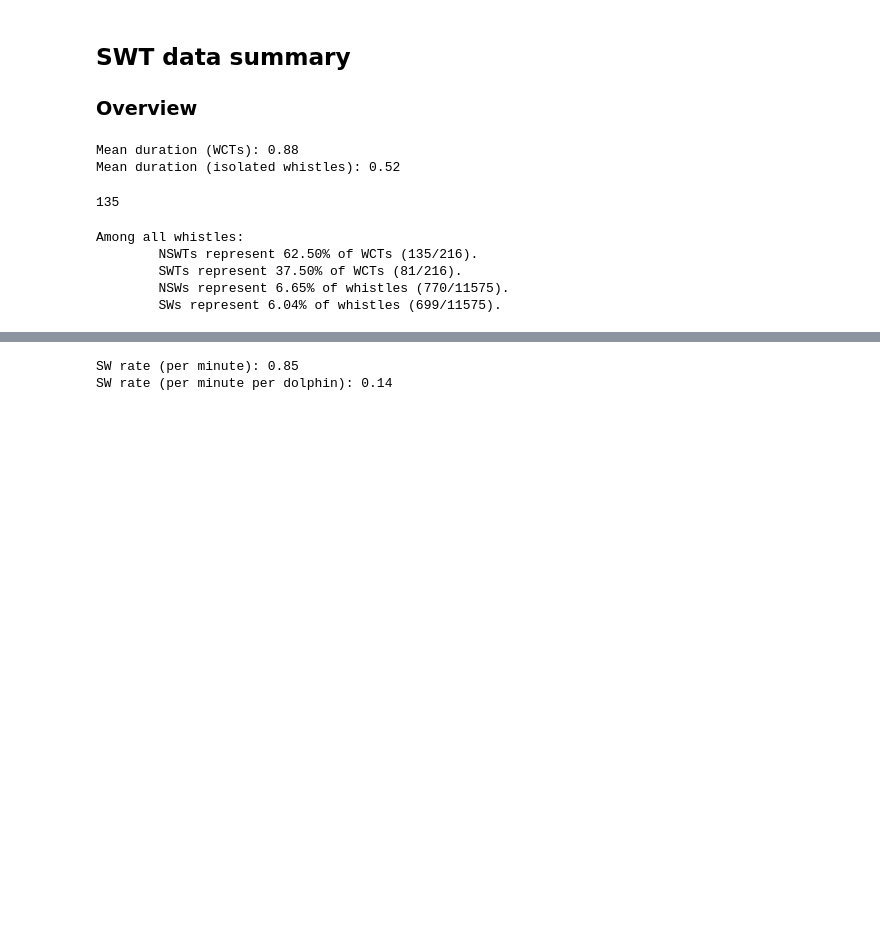
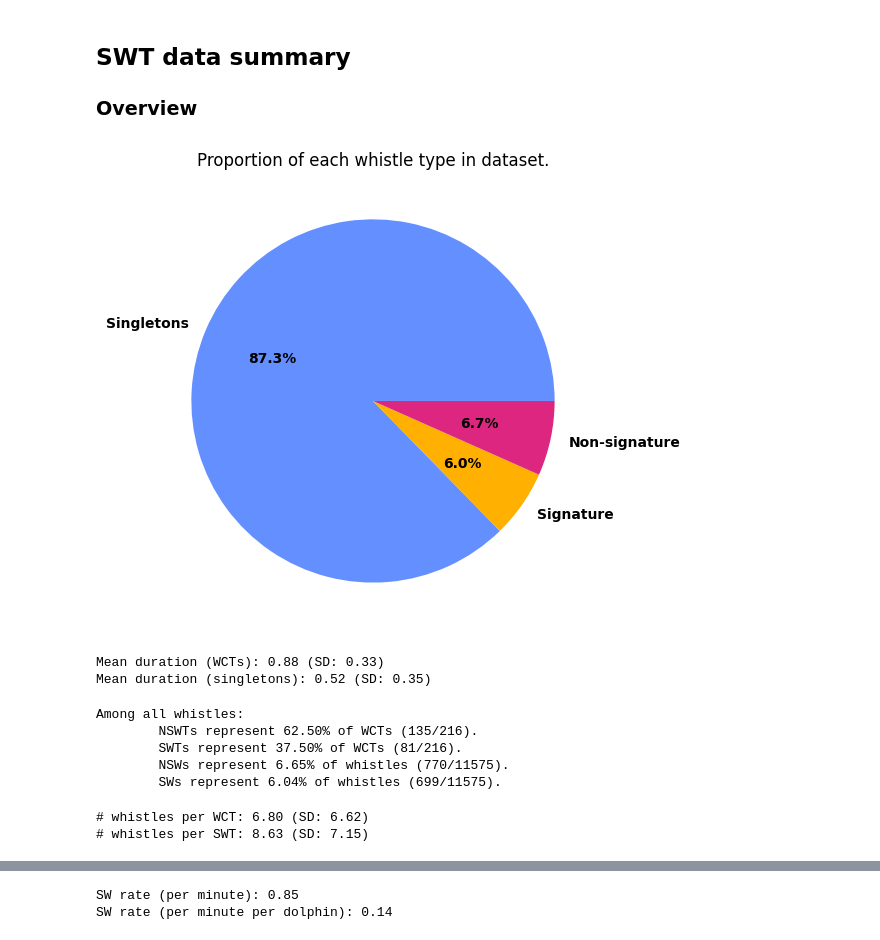
Before and after one commit to Loic-lhf/SIGWI, a Jupyter notebook: WCT_analysis.ipynb, the cells around one changed output, grey strips where cells are left out. Drawn from its saved outputs; the diff is of its cells as text; code cells hidden in the pictures; blank space fills up the shorter version.

```diff
--- a/WCT_analysis.ipynb
+++ b/WCT_analysis.ipynb
@@ -110,16 +108,31 @@ Choosing interval: SWT_[0.2,10]
 # %% [markdown]
 ## SWT data summary
 ### Overview
+# %%
+pie_fig, pie_axs = plt.subplots(1, 1, figsize=(6,6))
+pie_axs.pie(
+    x=[
+        100*len(results_df[results_df.category == -1])/len(results_df),
+        100*len(results_df[results_df["is_SW"] == 1])/len(results_df),
+        100*len(results_df[(results_df["is_SW"] == 0) & (results_df.category != -1)])/len(results_df)
+        ],
+    labels=["Singletons", "Signature", "Non-signature"],
+    colors=["#648fff", "#ffb000", "#dc267f"],
+    autopct="%1.1f%%",
+    textprops=dict(weight='bold')
+)
+pie_axs.set_title("Proportion of each whistle type in dataset.")
+pie_fig.tight_layout()
+pie_fig.savefig("/home/loic/Pictures/CDD/pie_chart.pdf")
+plt.show()
+# %% [output]
+[figure, added]
 # %%
-print(f"Mean duration (WCTs): {results_df[results_df.category != -1].duration.mean():.2f}")
-print(f"Mean duration (isolated whistles): {results_df[results_df.category == -1].duration.mean():.2f}")
+print(f"Mean duration (WCTs): {results_df[results_df.category != -1].duration.mean():.2f} (SD: {results_df[results_df.category != -1].duration.std():.2f})")
+print(f"Mean duration (singletons): {results_df[results_df.category == -1].duration.mean():.2f} (SD: {results_df[results_df.category == -1].duration.std():.2f})")
 # %% [output]
-Mean duration (WCTs): 0.88
-Mean duration (isolated whistles): 0.52
+Mean duration (WCTs): 0.88 (SD: 0.33)
+Mean duration (singletons): 0.52 (SD: 0.35)
-# %%
-results_df[(results_df['is_SW'] == 0) &(results_df['category'] != -1)].category.nunique()
-# %% [output]
-135
 # %%
 print("\nAmong all whistles:")
 print(f"\tNSWTs represent {100*results_df[(results_df['is_SW'] == 0) & (results_df['category'] != -1)].category.nunique()/(results_df.category.nunique()-1):.2f}% of WCTs ({results_df[(results_df['is_SW'] == 0) &(results_df['category'] != -1)].category.nunique()}/{results_df.category.nunique()-1}).")
@@ -132,6 +145,12 @@ Among all whistles:
         SWTs represent 37.50% of WCTs (81/216).
         NSWs represent 6.65% of whistles (770/11575).
         SWs represent 6.04% of whistles (699/11575).
+# %%
+print(f"# whistles per WCT: {results_df[results_df.category != -1].groupby('category').size().mean():.2f} (SD: {results_df[results_df.category != -1].groupby('category').size().std():.2f})")
+print(f"# whistles per SWT: {results_df[results_df['is_SW'] == 1].groupby('category').size().mean():.2f} (SD: {results_df[results_df['is_SW'] == 1].groupby('category').size().std():.2f})")
+# %% [output]
+# whistles per WCT: 6.80 (SD: 6.62)
+# whistles per SWT: 8.63 (SD: 7.15)
 # %%
 # What about the ID of each group of dolphin ?
 group_ID_datetime = pd.read_csv(
```
Also changed, not shown: parts of 58 cells of this notebook, 9 other files.
